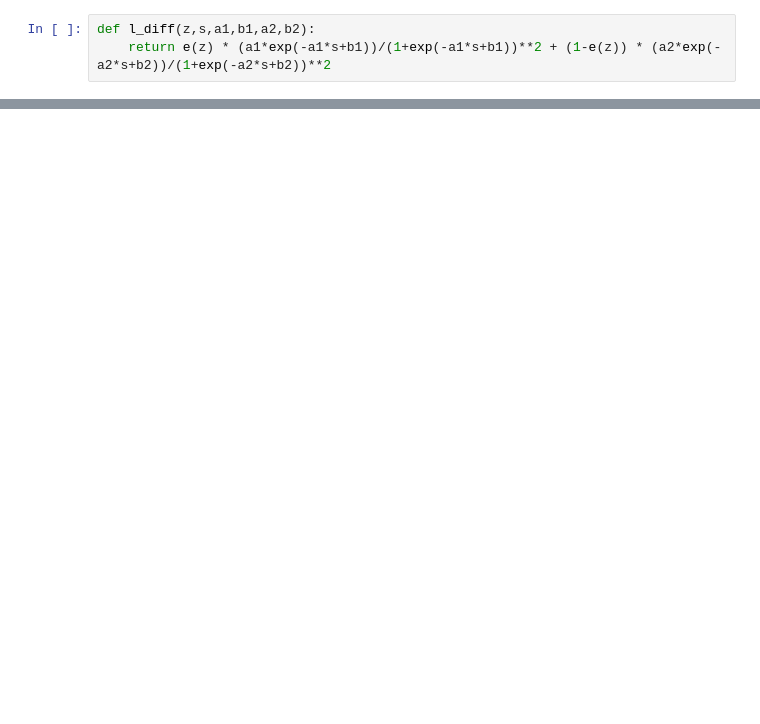
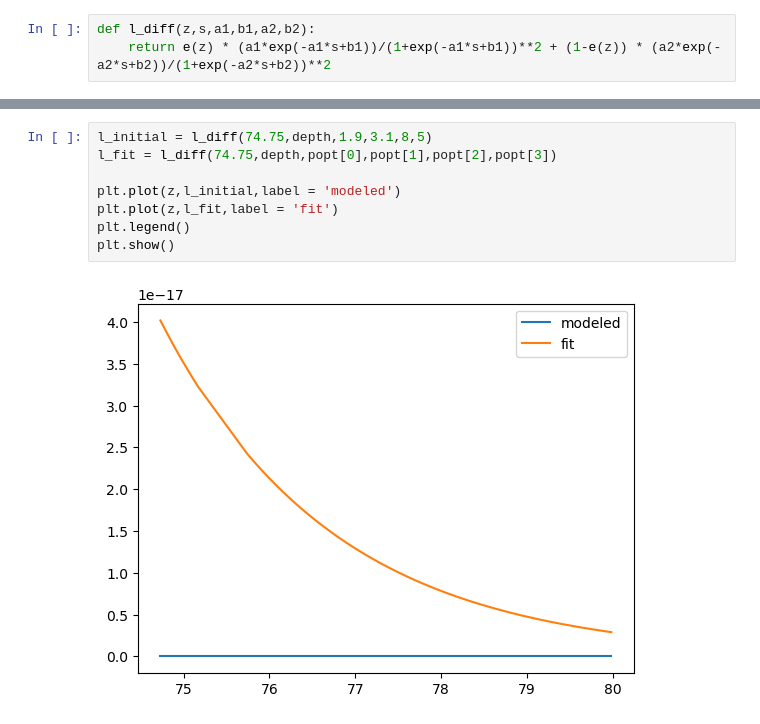
Before and after one commit to Stellaerranti/Spassov, a Jupyter notebook: spassov.ipynb, the cells around one changed output, grey strips where cells are left out. Cells and saved outputs as stored; diff of their text form; blank space fills up the shorter version.

```diff
--- a/spassov.ipynb
+++ b/spassov.ipynb
@@ -52,0 +66,10 @@ plt.plot(M)
+# %%
+l_initial = l_diff(74.75,depth,1.9,3.1,8,5)
+l_fit = l_diff(74.75,depth,popt[0],popt[1],popt[2],popt[3])
+
+plt.plot(z,l_initial,label = 'modeled')
+plt.plot(z,l_fit,label = 'fit')
+plt.legend()
+plt.show()
+# %% [output]
+[figure, added]
```
Also changed, not shown: parts of 14 cells of this notebook, 4 other files.
